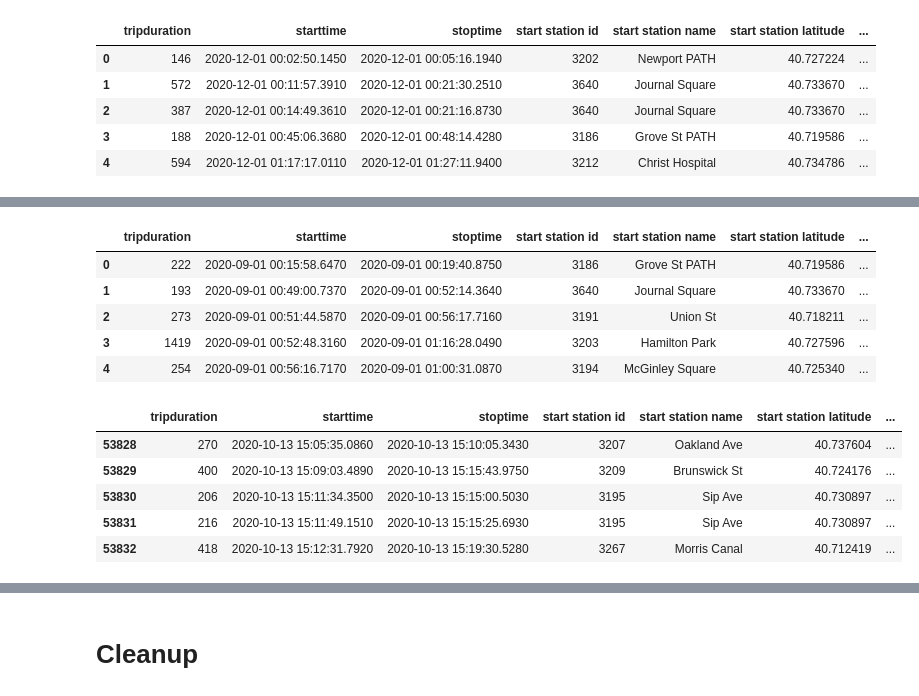
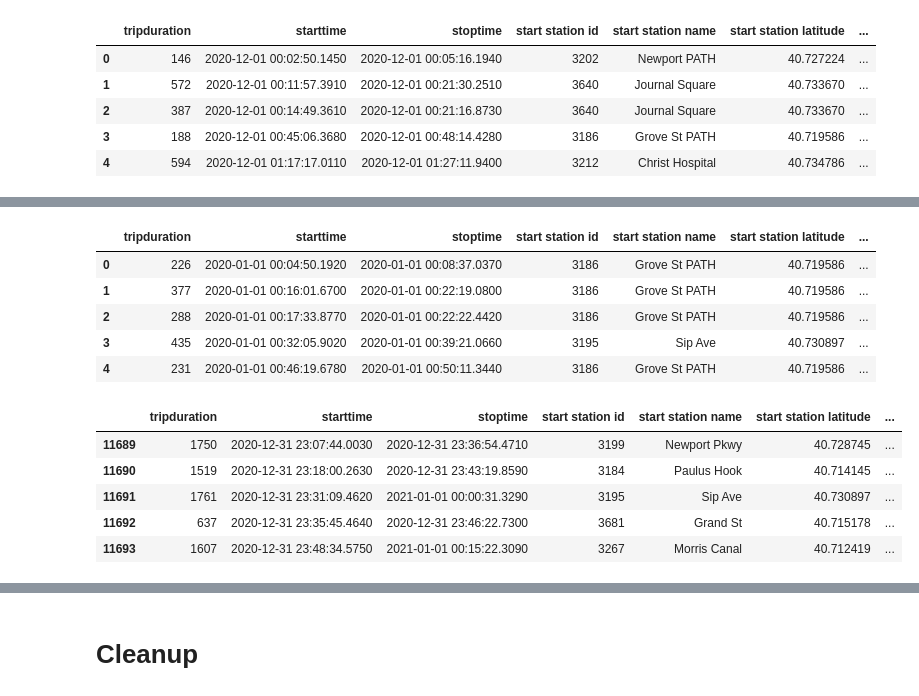
Before and after one commit to Nickfeliciano2/Citi-Bike-bigdata, a Jupyter notebook: cleanup.ipynb, the cells around one changed output, grey strips where cells are left out. Cells and saved outputs as stored; diff of their text form; code cells hidden in the pictures.

```diff
--- a/cleanup.ipynb
+++ b/cleanup.ipynb
@@ -9,3 +6,5 @@ df1 = pd.read_csv(file1)
+# %%
+df1 = pd.read_csv("data/1_2020.csv")
 # %%
 df1['yearmonth']='2020-01'
 
@@ -234,0 +221,4 @@ frame = pd.concat(li, axis=0, ignore_index=True)
+# %%
+combined_csv = pd.concat([df1, df2, df3, df4, df5, df6, df7, df8, df9, df10, df11, df12])
+
+print(combined_csv.head())
@@ -235,18 +243,18 @@ frame = pd.concat(li, axis=0, ignore_index=True)
 # %%
-raw_df.head()
+combined_csv.head()
 # %% [output]
 |  | tripduration | starttime | stoptime | start station id | start station name | start station latitude | ... |
-| 0 | 222 | 2020-09-01 00:15:58.6470 | 2020-09-01 00:19:40.8750 | 3186 | Grove St PATH | 40.719586 | ... |
-| 1 | 193 | 2020-09-01 00:49:00.7370 | 2020-09-01 00:52:14.3640 | 3640 | Journal Square | 40.733670 | ... |
-| 2 | 273 | 2020-09-01 00:51:44.5870 | 2020-09-01 00:56:17.7160 | 3191 | Union St | 40.718211 | ... |
-| 3 | 1419 | 2020-09-01 00:52:48.3160 | 2020-09-01 01:16:28.0490 | 3203 | Hamilton Park | 40.727596 | ... |
-| 4 | 254 | 2020-09-01 00:56:16.7170 | 2020-09-01 01:00:31.0870 | 3194 | McGinley Square | 40.725340 | ... |
+| 0 | 226 | 2020-01-01 00:04:50.1920 | 2020-01-01 00:08:37.0370 | 3186 | Grove St PATH | 40.719586 | ... |
+| 1 | 377 | 2020-01-01 00:16:01.6700 | 2020-01-01 00:22:19.0800 | 3186 | Grove St PATH | 40.719586 | ... |
+| 2 | 288 | 2020-01-01 00:17:33.8770 | 2020-01-01 00:22:22.4420 | 3186 | Grove St PATH | 40.719586 | ... |
+| 3 | 435 | 2020-01-01 00:32:05.9020 | 2020-01-01 00:39:21.0660 | 3195 | Sip Ave | 40.730897 | ... |
+| 4 | 231 | 2020-01-01 00:46:19.6780 | 2020-01-01 00:50:11.3440 | 3186 | Grove St PATH | 40.719586 | ... |
 # %%
-raw_df.tail()
+combined_csv.tail()
 # %% [output]
 |  | tripduration | starttime | stoptime | start station id | start station name | start station latitude | ... |
-| 53828 | 270 | 2020-10-13 15:05:35.0860 | 2020-10-13 15:10:05.3430 | 3207 | Oakland Ave | 40.737604 | ... |
-| 53829 | 400 | 2020-10-13 15:09:03.4890 | 2020-10-13 15:15:43.9750 | 3209 | Brunswick St | 40.724176 | ... |
-| 53830 | 206 | 2020-10-13 15:11:34.3500 | 2020-10-13 15:15:00.5030 | 3195 | Sip Ave | 40.730897 | ... |
-| 53831 | 216 | 2020-10-13 15:11:49.1510 | 2020-10-13 15:15:25.6930 | 3195 | Sip Ave | 40.730897 | ... |
-| 53832 | 418 | 2020-10-13 15:12:31.7920 | 2020-10-13 15:19:30.5280 | 3267 | Morris Canal | 40.712419 | ... |
+| 11689 | 1750 | 2020-12-31 23:07:44.0030 | 2020-12-31 23:36:54.4710 | 3199 | Newport Pkwy | 40.728745 | ... |
+| 11690 | 1519 | 2020-12-31 23:18:00.2630 | 2020-12-31 23:43:19.8590 | 3184 | Paulus Hook | 40.714145 | ... |
+| 11691 | 1761 | 2020-12-31 23:31:09.4620 | 2021-01-01 00:00:31.3290 | 3195 | Sip Ave | 40.730897 | ... |
+| 11692 | 637 | 2020-12-31 23:35:45.4640 | 2020-12-31 23:46:22.7300 | 3681 | Grand St | 40.715178 | ... |
+| 11693 | 1607 | 2020-12-31 23:48:34.5750 | 2021-01-01 00:15:22.3090 | 3267 | Morris Canal | 40.712419 | ... |
```
Also changed, not shown: parts of 19 cells of this notebook, 14 other files.
